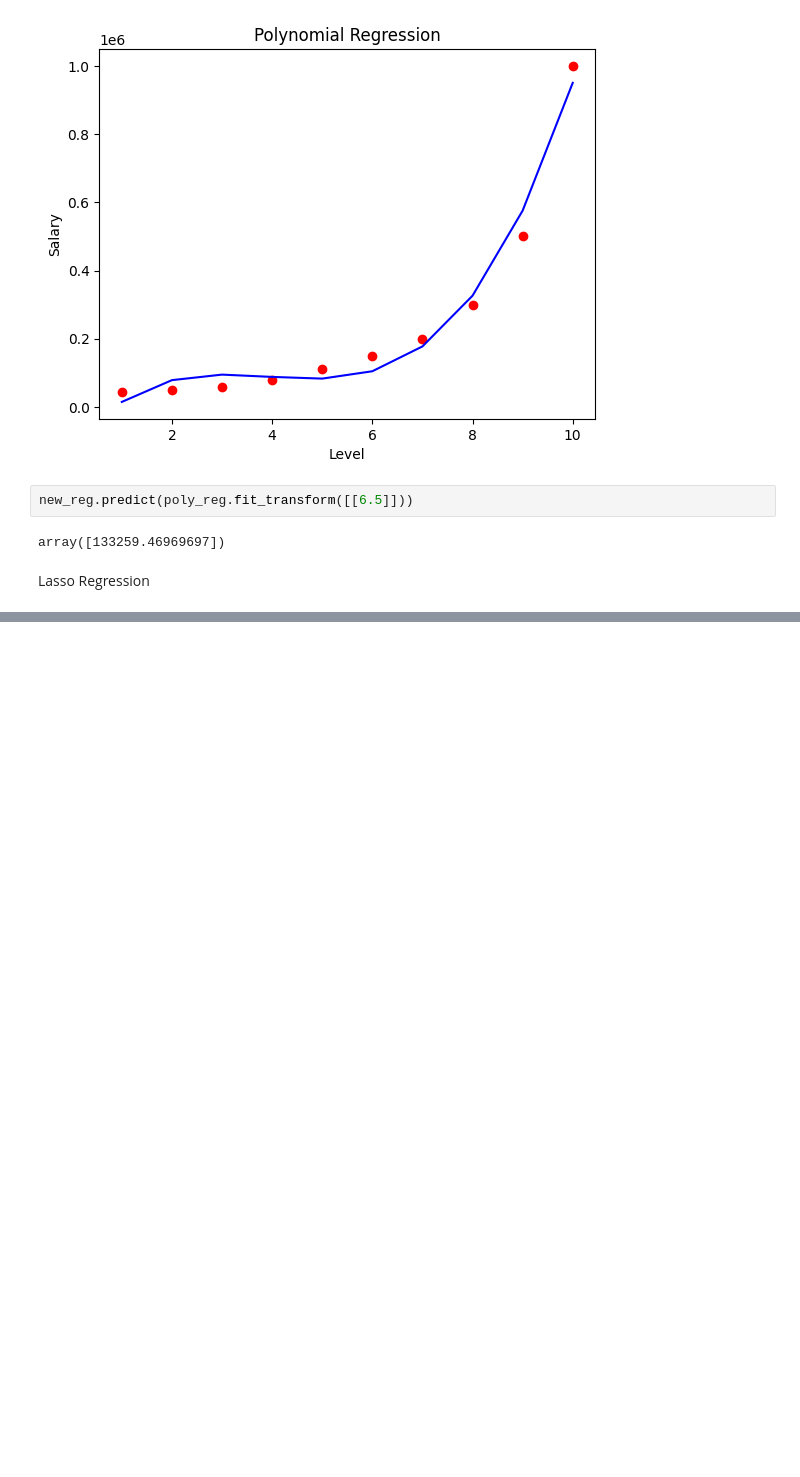
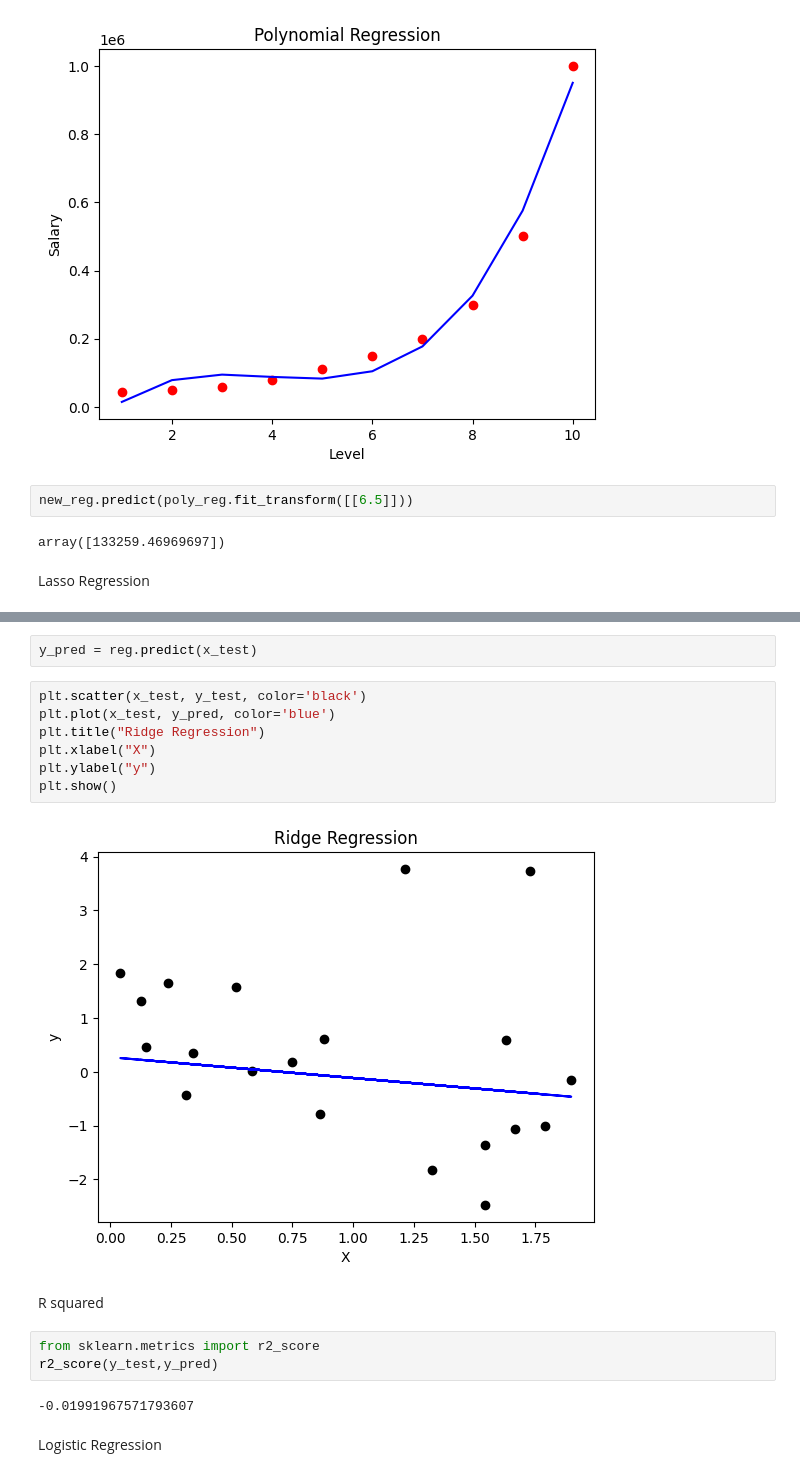
Before and after one commit to Ratish-ai/AI, a Jupyter notebook: supervised.ipynb, the cells around one changed output, grey strips where cells are left out. Cells and saved outputs as stored; diff of their text form; blank space fills up the shorter version.

```diff
--- a/supervised.ipynb
+++ b/supervised.ipynb
@@ -232,0 +323,20 @@ Lasso Regression
+# %%
+y_pred = reg.predict(x_test)
+# %%
+plt.scatter(x_test, y_test, color='black')
+plt.plot(x_test, y_pred, color='blue')
+plt.title("Ridge Regression")
+plt.xlabel("X")
+plt.ylabel("y")
+plt.show()
+# %% [output]
+[figure, added]
+# %% [markdown]
+R squared
+# %%
+from sklearn.metrics import r2_score
+r2_score(y_test,y_pred)
+# %% [output]
+-0.01991967571793607
+# %% [markdown]
+Logistic Regression
```
Also changed, not shown: parts of 14 cells of this notebook.
